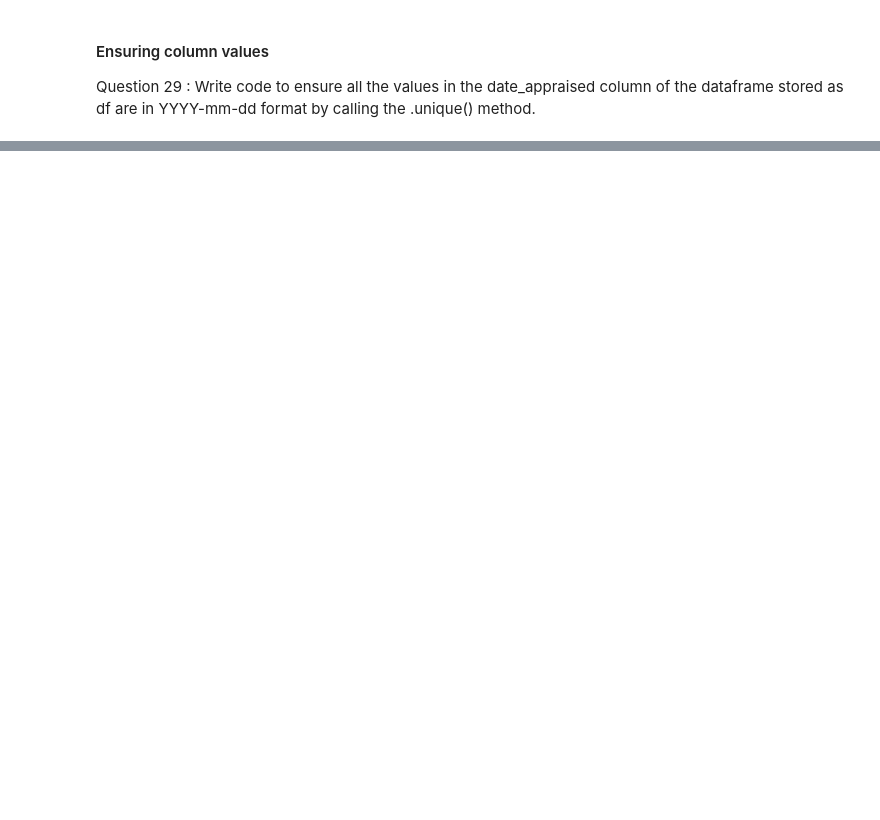
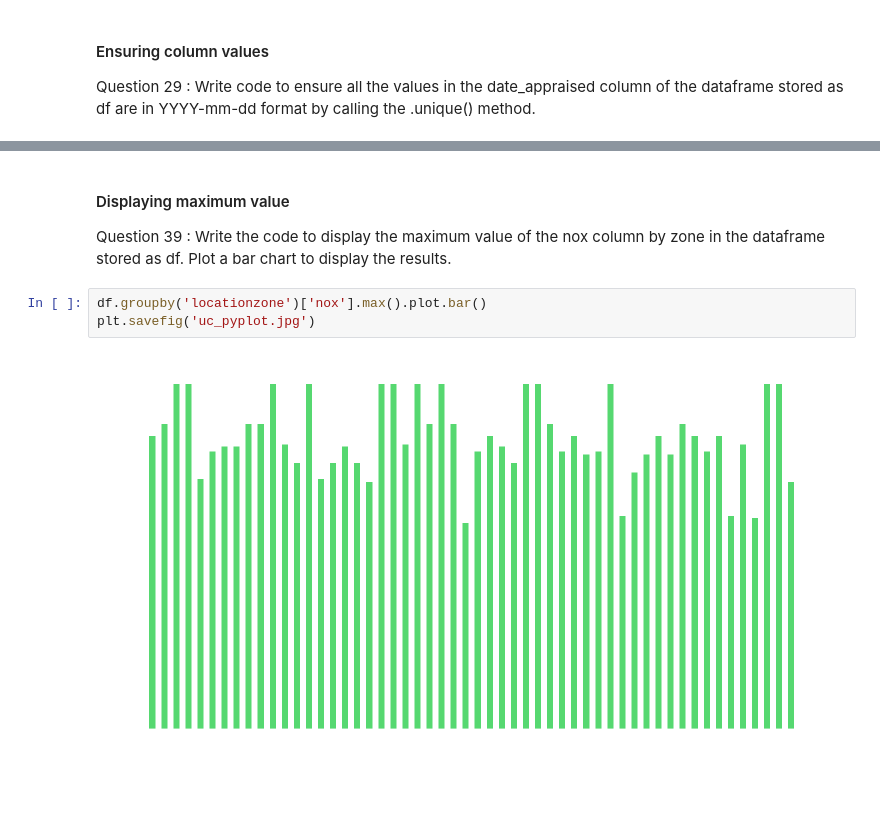
Before and after one commit to RyanLBuchanan/D206_Data_Cleaning, a Jupyter notebook: Performance_Lab_Python/performance_lab_python.ipynb, the cells around one changed output, grey strips where cells are left out. Drawn from its saved outputs; the diff is of its cells as text; blank space fills up the shorter version.

```diff
--- a/Performance_Lab_Python/performance_lab_python.ipynb
+++ b/Performance_Lab_Python/performance_lab_python.ipynb
@@ -456,0 +574,9 @@ print(df['date_appraised'])
+# %% [markdown]
+#### Displaying maximum value
+Question 39 :
+Write the code to display the maximum value of the nox column by zone in the dataframe stored as df. Plot a bar chart to display the results.
+# %%
+df.groupby('locationzone')['nox'].max().plot.bar()
+plt.savefig('uc_pyplot.jpg')
+# %% [output]
+[figure, added]
```
Also changed, not shown: parts of 20 cells of this notebook, 2 other files.
